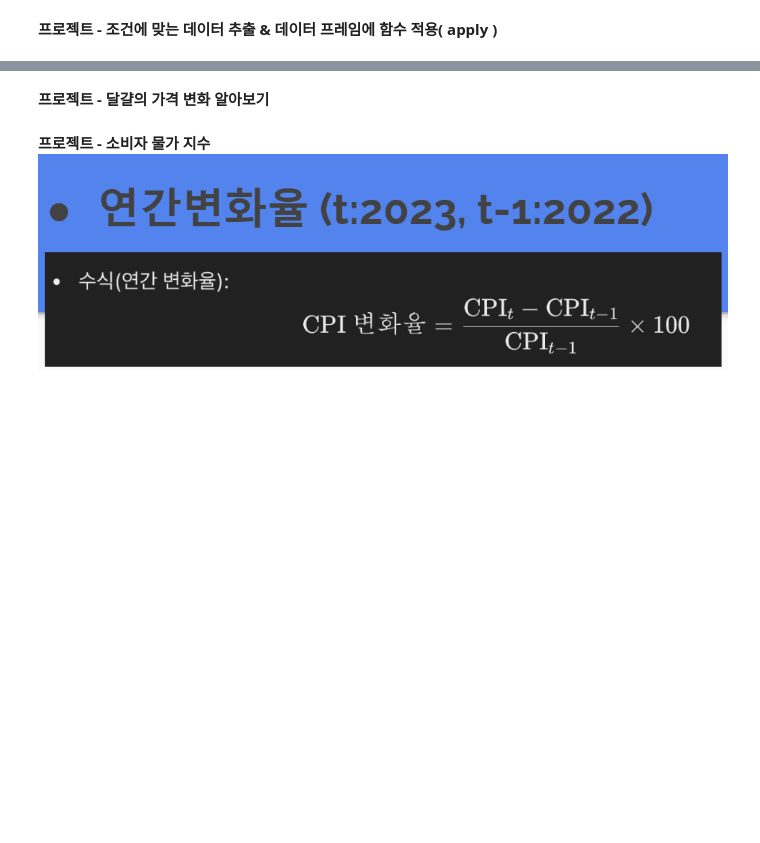
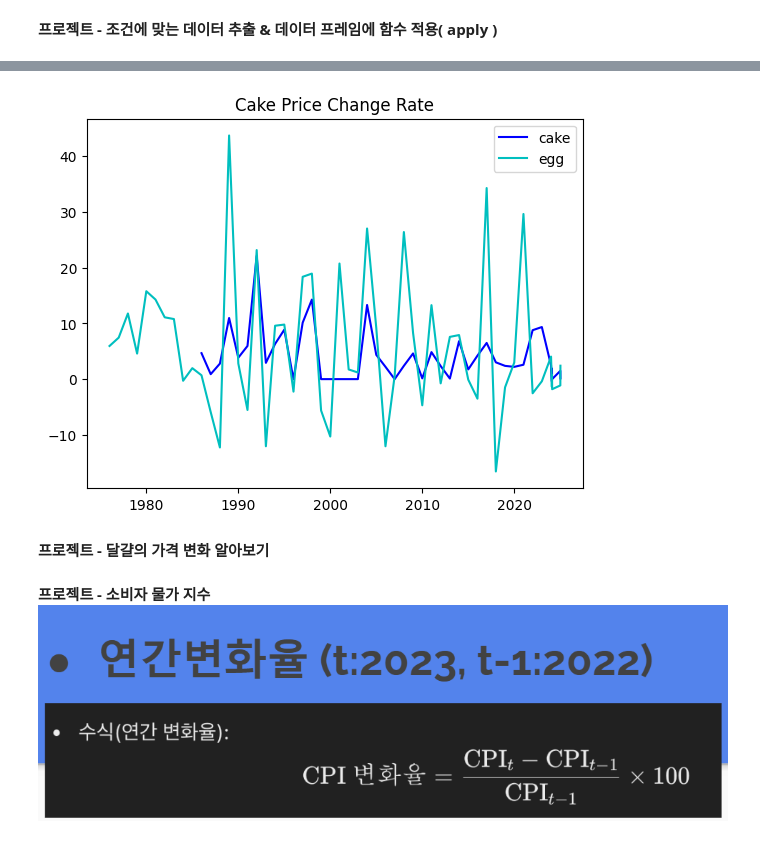
Before and after one commit to jmj732/Bigdata-Analysis, a Jupyter notebook: [문제해결03]판다스기초2_2213조재민.ipynb, the cells around one changed output, grey strips where cells are left out. Drawn from its saved outputs; the diff is of its cells as text; code cells hidden in the pictures; blank space fills up the shorter version.

```diff
--- a/[문제해결03]판다스기초2_2213조재민.ipynb
+++ b/[문제해결03]판다스기초2_2213조재민.ipynb
@@ -168,3 +242,17 @@ df = pd.DataFrame({'a' : [i for i in range(1, 11)], 'b' : [i for i in range(11,
+# %%
+cake = data['케이크']
+cakep = cake.shift(1)
+egg = data1['달걀']
+eggp = data1['달걀'].shift(1)
+
+# 그래프 그리기
+plt.title('Cake Price Change Rate')
+plt.plot(data['시점'][1:], (cake[1:] - cakep[1:]) / cakep[1:] * 100, 'b', label='cake')
+plt.plot(data1['시점'][1:], (egg[1:] - eggp[1:]) / eggp[1:] * 100, 'c', label='egg')
+plt.legend()
+plt.show()
+# %% [output]
+[figure, added]
 # %% [markdown]
 **프로젝트 - 달걀의 가격 변화 알아보기**
 # %%
```
Also changed, not shown: parts of 6 cells of this notebook.
